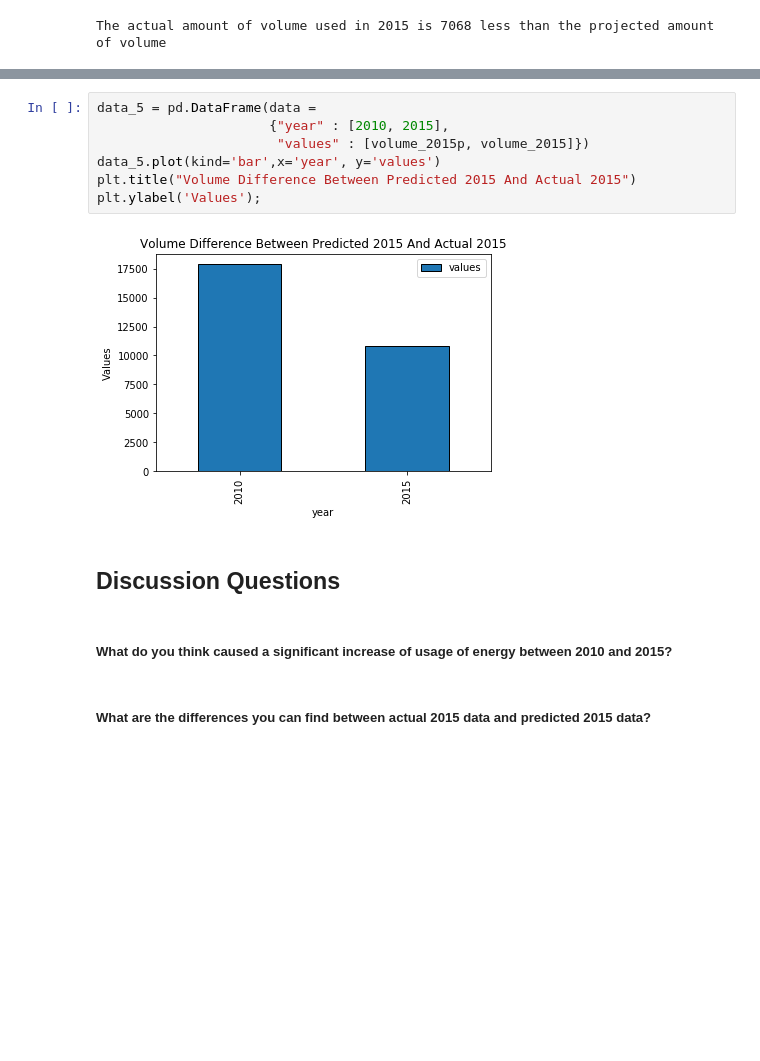
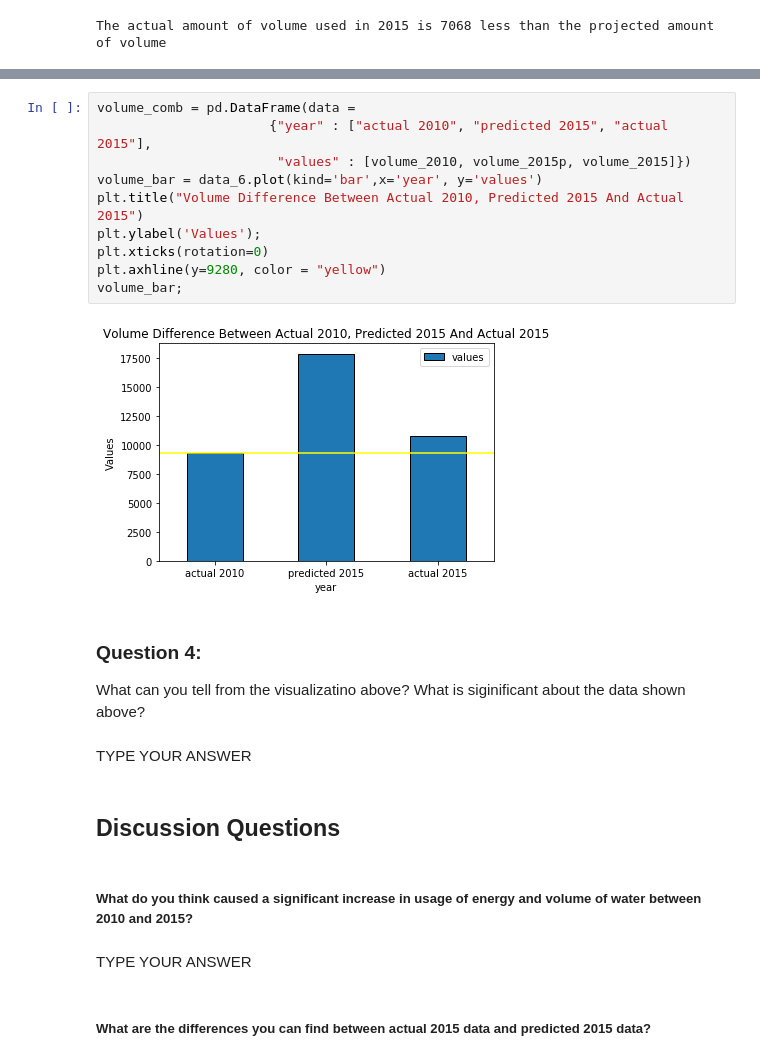
Before and after one commit to ds-modules/CE-110, a Jupyter notebook: CE-110_Lab_Mina.ipynb, the cells around one changed output, grey strips where cells are left out. Saved outputs shown, nothing was run; the diff lists cells and outputs as text; blank space fills up the shorter version.

```diff
--- a/CE-110_Lab_Mina.ipynb
+++ b/CE-110_Lab_Mina.ipynb
@@ -440,15 +416,25 @@ The actual amount of volume used in 2015 is 7068 less than the projected amount
 # %%
-data_5 = pd.DataFrame(data =
-                      {"year" : [2010, 2015],
-                       "values" : [volume_2015p, volume_2015]})
-data_5.plot(kind='bar',x='year', y='values')
-plt.title("Volume Difference Between Predicted 2015 And Actual 2015")
+volume_comb = pd.DataFrame(data =
+                      {"year" : ["actual 2010", "predicted 2015", "actual 2015"],
+                       "values" : [volume_2010, volume_2015p, volume_2015]})
+volume_bar = data_6.plot(kind='bar',x='year', y='values')
+plt.title("Volume Difference Between Actual 2010, Predicted 2015 And Actual 2015")
 plt.ylabel('Values');
+plt.xticks(rotation=0)
+plt.axhline(y=9280, color = "yellow")
+volume_bar;
 # %% [output]
-[figure, old version]
+[figure, new version]
+# %% [markdown]
+### Question 4:
+What can you tell from the visualizatino above? What is siginificant about the data shown above?
+# %% [markdown]
+TYPE YOUR ANSWER
 # %% [markdown]
 ## Discussion Questions
 # %% [markdown]
-##### What do you think caused a significant increase of usage of energy between 2010 and 2015?
+##### What do you think caused a significant increase in usage of energy and volume of water between 2010 and 2015?
+# %% [markdown]
+TYPE YOUR ANSWER
 # %% [markdown]
 ##### What are the differences you can find between actual 2015 data and predicted 2015 data?
```
Also changed, not shown: parts of 92 cells of this notebook, 2 other files.
